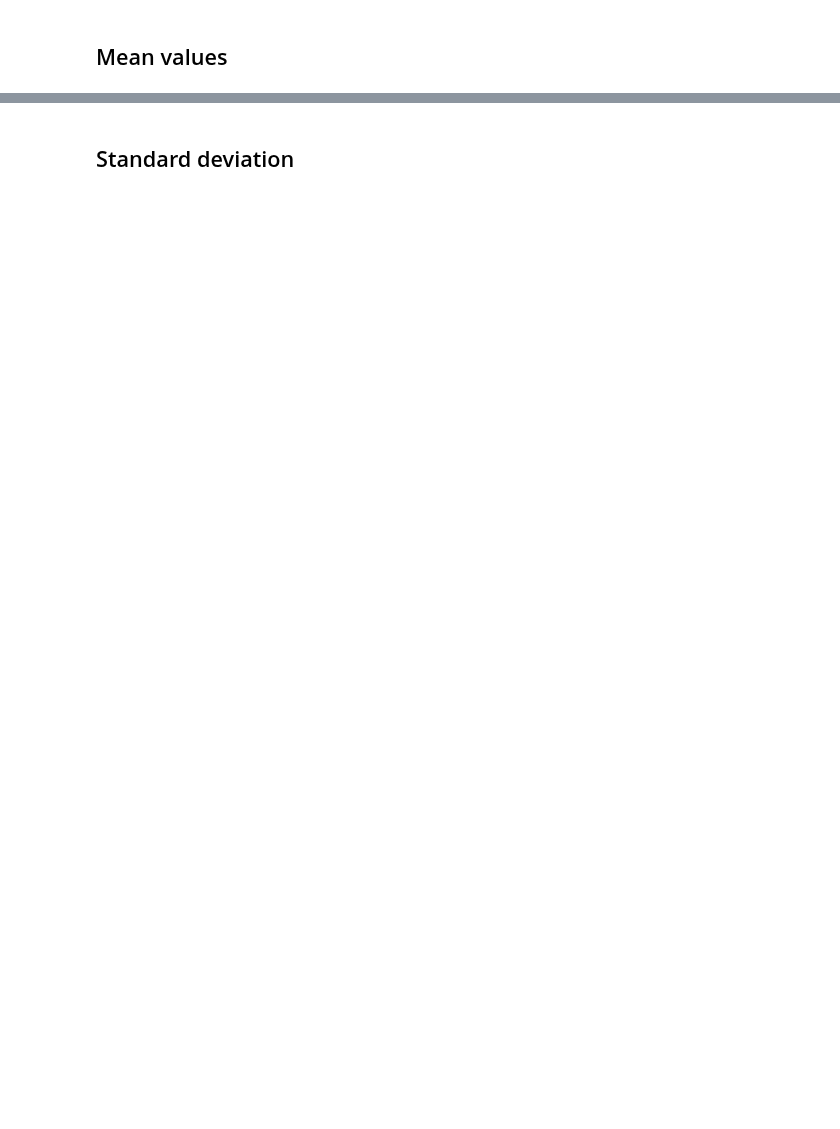
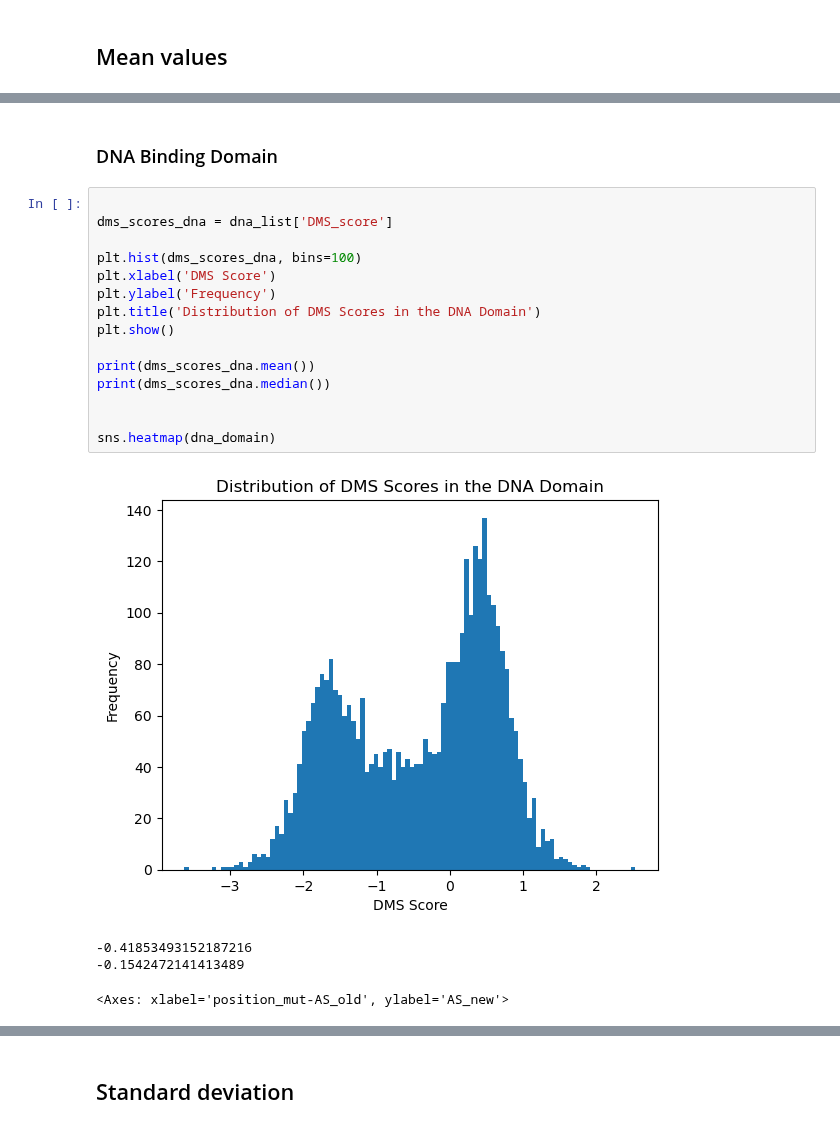
Before and after one commit to datascience-mobi-2023/topic02_team02, a Jupyter notebook: domain_comparison/Domain_slicing.ipynb, the cells around one changed output, grey strips where cells are left out. Cells and saved outputs as stored; diff of their text form; blank space fills up the shorter version.

```diff
--- a/domain_comparison/Domain_slicing.ipynb
+++ b/domain_comparison/Domain_slicing.ipynb
@@ -105,0 +156,22 @@ See the caveats in the documentation: https://pandas.pydata.org/pandas-docs/stab
+# %% [markdown]
+### DNA Binding Domain
+# %%
+
+dms_scores_dna = dna_list['DMS_score']
+
+plt.hist(dms_scores_dna, bins=100)
+plt.xlabel('DMS Score')
+plt.ylabel('Frequency')
+plt.title('Distribution of DMS Scores in the DNA Domain')
+plt.show()
+
+print(dms_scores_dna.mean())
+print(dms_scores_dna.median())
+
+
+sns.heatmap(dna_domain)
+# %% [output]
+[figure, added]
+-0.41853493152187216
+-0.1542472141413489
+<Axes: xlabel='position_mut-AS_old', ylabel='AS_new'>
```
Also changed, not shown: parts of 22 cells of this notebook, 1 other file.
